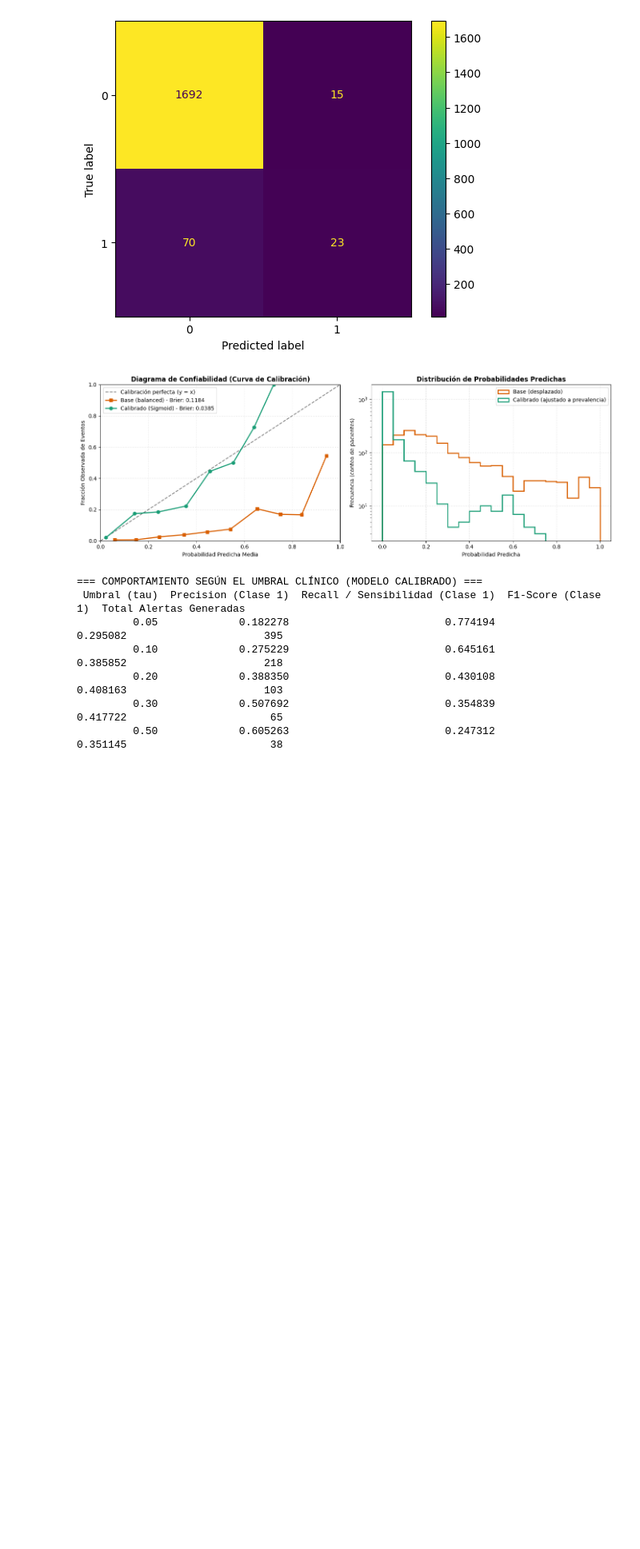
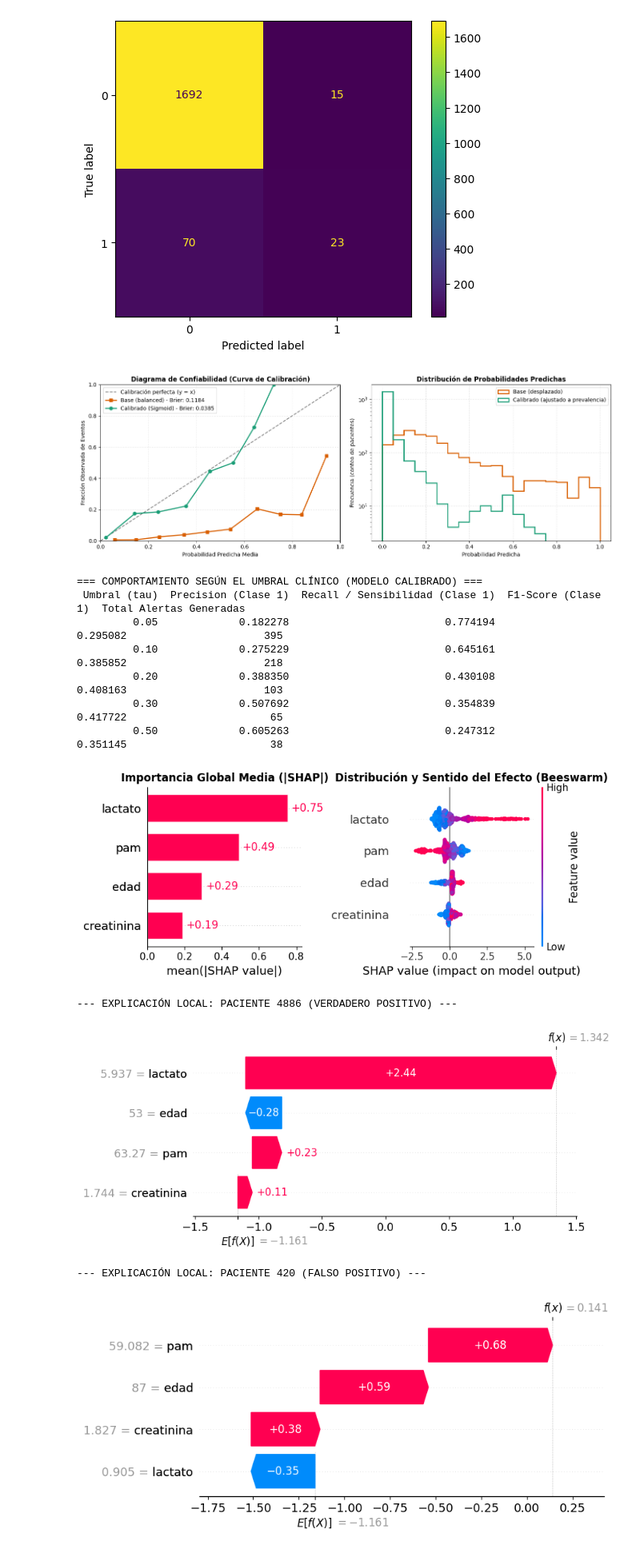
Before and after one commit to jhquiza/ap-2026-1-62, a Jupyter notebook: src/Calibración de modelos.ipynb, the cells around one changed output. Shown at 80% size. Drawn from its saved outputs; the diff is of its cells as text; code cells hidden in the pictures; blank space fills up the shorter version.

Commit message:
Instalación SHAP

```diff
--- a/src/Calibración de modelos.ipynb
+++ b/src/Calibración de modelos.ipynb
@@ -225,3 +225,74 @@ print(df_thresholds.to_string(index=False))
          0.20             0.388350                         0.430108            0.408163                      103
          0.30             0.507692                         0.354839            0.417722                       65
          0.50             0.605263                         0.247312            0.351145                       38
+# %%
+# ==============================================================================
+# CELDA: Explicabilidad Post-hoc con TreeSHAP (Global y Local)
+# ==============================================================================
+import shap
+import matplotlib.pyplot as plt
+
+# 1. Extracción del estimador base calibrable
+# Nota: La calibración de Platt aplica una transformación monótona sobre los márgenes.
+# Para explicar el comportamiento estructural de las variables, explicamos el estimador base de árboles.
+best_tree_model = randon_search.best_estimator_
+
+# 2. Inicialización de TreeExplainer
+explainer = shap.TreeExplainer(best_tree_model)
+
+# 3. Cálculo de valores SHAP sobre el conjunto de prueba
+# Retorna los valores de atribución en el espacio de log-odds (margen del modelo)
+shap_values = explainer(X_test)
+
+# Si el estimador genera salidas multidimensionales (clase 0 y clase 1),
+# seleccionamos la dimensión correspondiente a la clase positiva (evento adverso):
+if len(shap_values.shape) == 3:
+    shap_values_target = shap_values[:, :, 1]
+else:
+    shap_values_target = shap_values
+
+# ==============================================================================
+# 4. EXPLICABILIDAD GLOBAL: Beeswarm Plot y Bar Plot
+# ==============================================================================
+fig = plt.figure(figsize=(12, 5))
+
+# Gráfico 1: Importancia media global (magnitud media absoluta)
+plt.subplot(1, 2, 1)
+shap.plots.bar(shap_values_target, show=False)
+plt.title("Importancia Global Media (|SHAP|)", fontweight="bold", fontsize=12)
+
+# Gráfico 2: Beeswarm Plot (direccionalidad y distribución de efectos)
+plt.subplot(1, 2, 2)
+shap.plots.beeswarm(shap_values_target, show=False, plot_size=None)
+plt.title("Distribución y Sentido del Efecto (Beeswarm)", fontweight="bold", fontsize=12)
+
+plt.tight_layout()
+plt.show()
+
+# ==============================================================================
+# 5. EXPLICABILIDAD LOCAL: Análisis Forense de Casos Específicos
+# ==============================================================================
+# Identificamos los índices de un Falso Positivo y un Verdadero Positivo representativos
+y_pred_base = best_tree_model.predict(X_test)
+idx_verdadero_positivo = (y_test == 1) & (y_pred_base == 1)
+idx_falso_positivo = (y_test == 0) & (y_pred_base == 1)
+
+ejemplo_tp = X_test[idx_verdadero_positivo].index[0]
+ejemplo_fp = X_test[idx_falso_positivo].index[0]
+
+posicion_tp = X_test.index.get_loc(ejemplo_tp)
+posicion_fp = X_test.index.get_loc(ejemplo_fp)
+
+# Waterfall plot para el caso Verdadero Positivo
+print(f"--- EXPLICACIÓN LOCAL: PACIENTE {ejemplo_tp} (VERDADERO POSITIVO) ---")
+shap.plots.waterfall(shap_values_target[posicion_tp])
+
+# Waterfall plot para el caso Falso Positivo
+print(f"--- EXPLICACIÓN LOCAL: PACIENTE {ejemplo_fp} (FALSO POSITIVO) ---")
+shap.plots.waterfall(shap_values_target[posicion_fp])
+# %% [output]
+[figure, added]
+--- EXPLICACIÓN LOCAL: PACIENTE 4886 (VERDADERO POSITIVO) ---
+[figure, added]
+--- EXPLICACIÓN LOCAL: PACIENTE 420 (FALSO POSITIVO) ---
+[figure, added]
```
Also changed, not shown: 2 other files.
